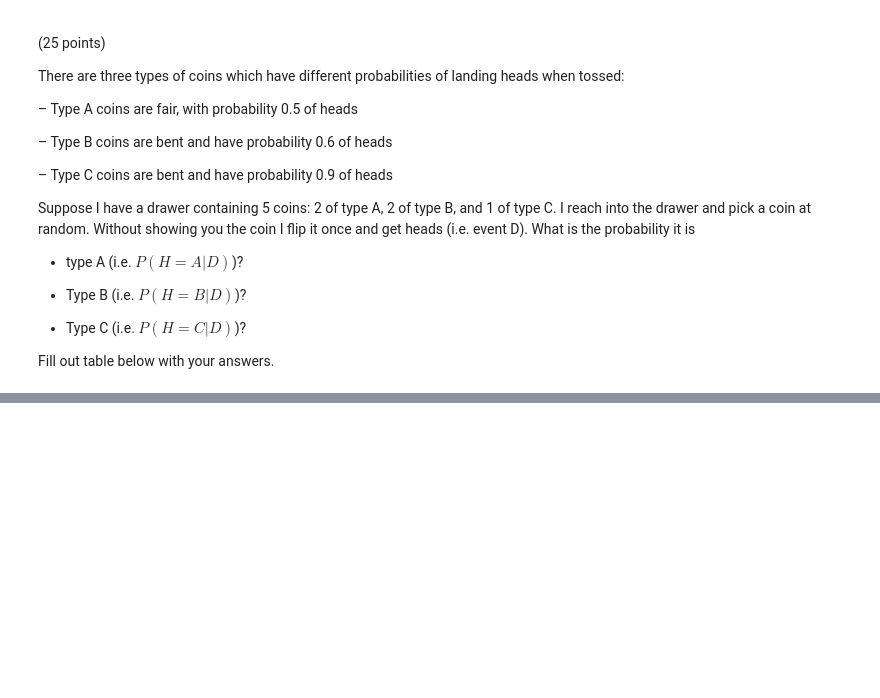
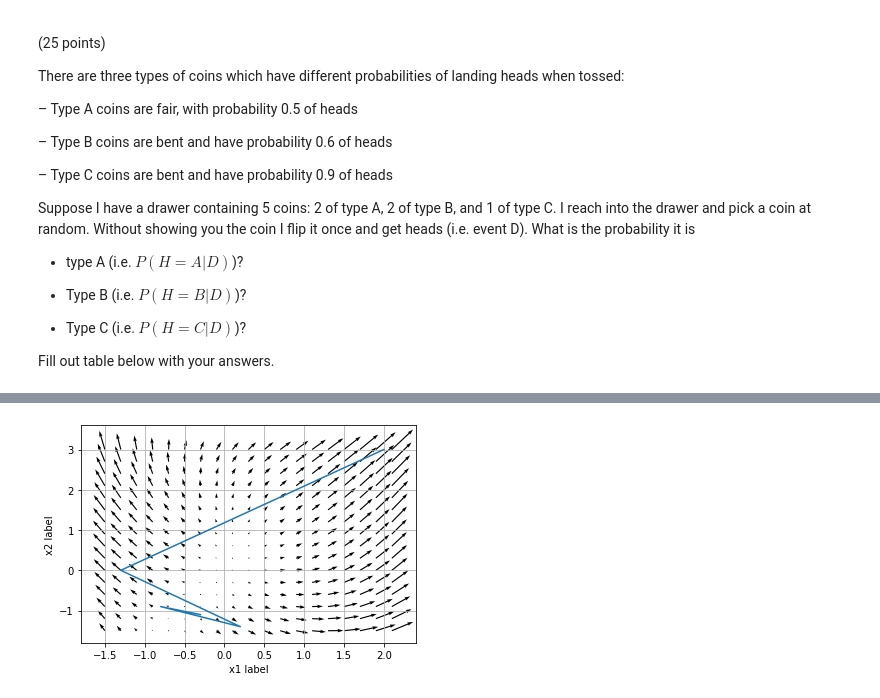
Before and after one commit to franciszero/AIDI-course, a Jupyter notebook: AIDI all solutions/AIDI 1000 Mathmatics/Assign2/Assignment_2_Fangji_Chen.ipynb, the cells around one changed output, grey strips where cells are left out. Drawn from its saved outputs; the diff is of its cells as text; code cells hidden in the pictures; blank space fills up the shorter version.

```diff
--- a/AIDI all solutions/AIDI 1000 Mathmatics/Assign2/Assignment_2_Fangji_Chen.ipynb
+++ b/AIDI all solutions/AIDI 1000 Mathmatics/Assign2/Assignment_2_Fangji_Chen.ipynb
@@ -58,0 +256,31 @@ $\because P(D|H) = P$
+# %%
+# for self-check visualization
+import numpy as np
+import matplotlib.pyplot as plt
+def numerical_gradient(f,P):
+    grad = np.zeros_like(P)
+    for i in range(P[0].size):
+        grad[0][i] = fx1(P[0][i], P[1][i])
+        grad[1][i] = fx2(P[0][i], P[1][i])
+    return grad
+lx1,rx1,r1=-1.5,2,0.2
+lx2,rx2,r2=-1.5,3,0.3
+x = np.arange(lx1, rx1+r1, r1)
+y = np.arange(lx2, rx2+r2, r2)
+X, Y = np.meshgrid(x, y)
+X = X.flatten()
+Y = Y.flatten()
+grad = numerical_gradient(f, np.array([X, Y]))
+plt.quiver(X, Y, grad[0], grad[1])
+T1=np.array([2,-1.3,0.2,-0.8,-0.3])
+T2=np.array([3,0,-1.4,-0.9,-1.1])
+T3=f(T1,T2)
+plt.plot(T1,T2,T3)
+plt.xlim([lx1*1.2, rx1*1.2])
+plt.ylim([lx2*1.2, rx2*1.2])
+plt.xlabel('x1 label')
+plt.ylabel('x2 label')
+plt.grid()
+plt.show()
+# %% [output]
+[figure, added]
```
Also changed, not shown: parts of 15 cells of this notebook, 37 other files.
